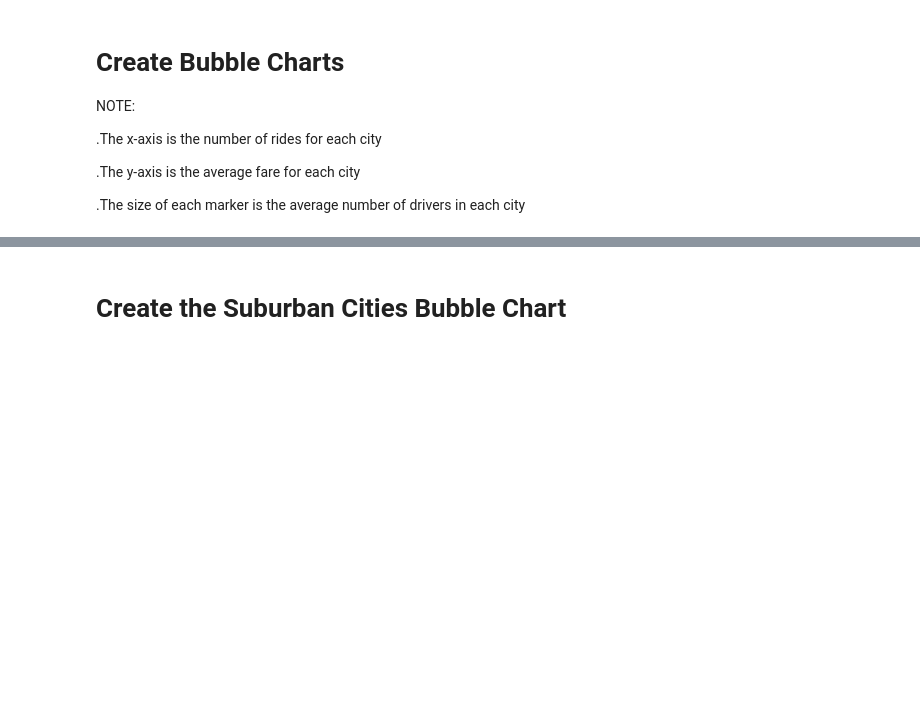
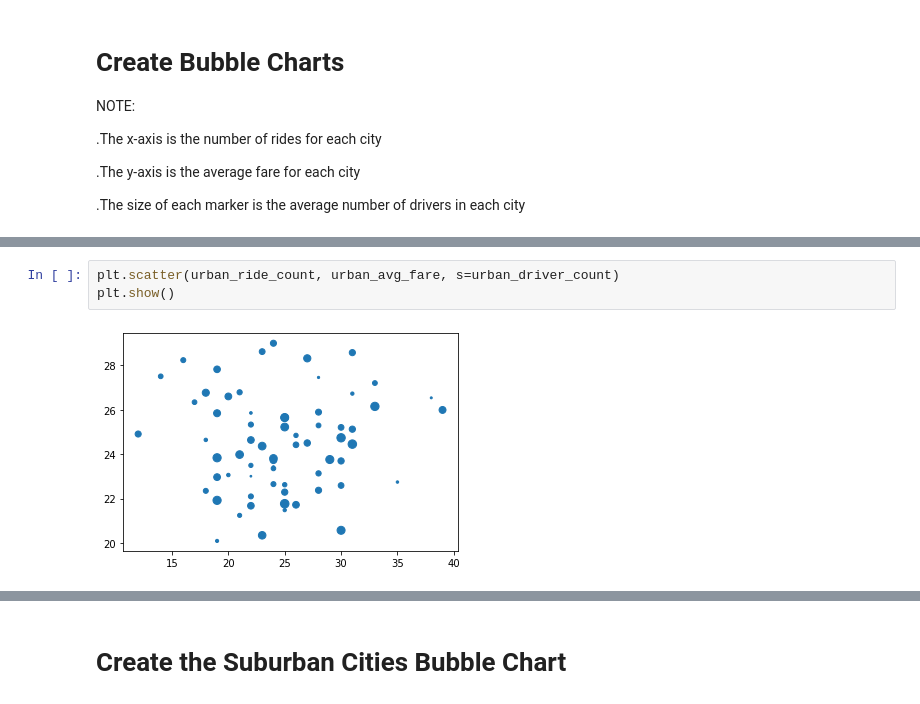
Before and after one commit to Harpritkc/PyBer-Analysis, a Jupyter notebook: PyBer.ipynb, the cells around one changed output, grey strips where cells are left out. Cells and saved outputs as stored; diff of their text form; blank space fills up the shorter version.

```diff
--- a/PyBer.ipynb
+++ b/PyBer.ipynb
@@ -311,3 +399,8 @@ NOTE:
+# %%
+plt.scatter(urban_ride_count, urban_avg_fare, s=urban_driver_count)
+plt.show()
+# %% [output]
+[figure, added]
 # %%
 # Build the Scatter plots for Urban Cities
 plt.scatter(urban_ride_count, urban_avg_fare, s=10*urban_driver_count, c="coral", edgecolor="black", linewidths=1,
```
Also changed, not shown: parts of 83 cells of this notebook, 5 other files.
